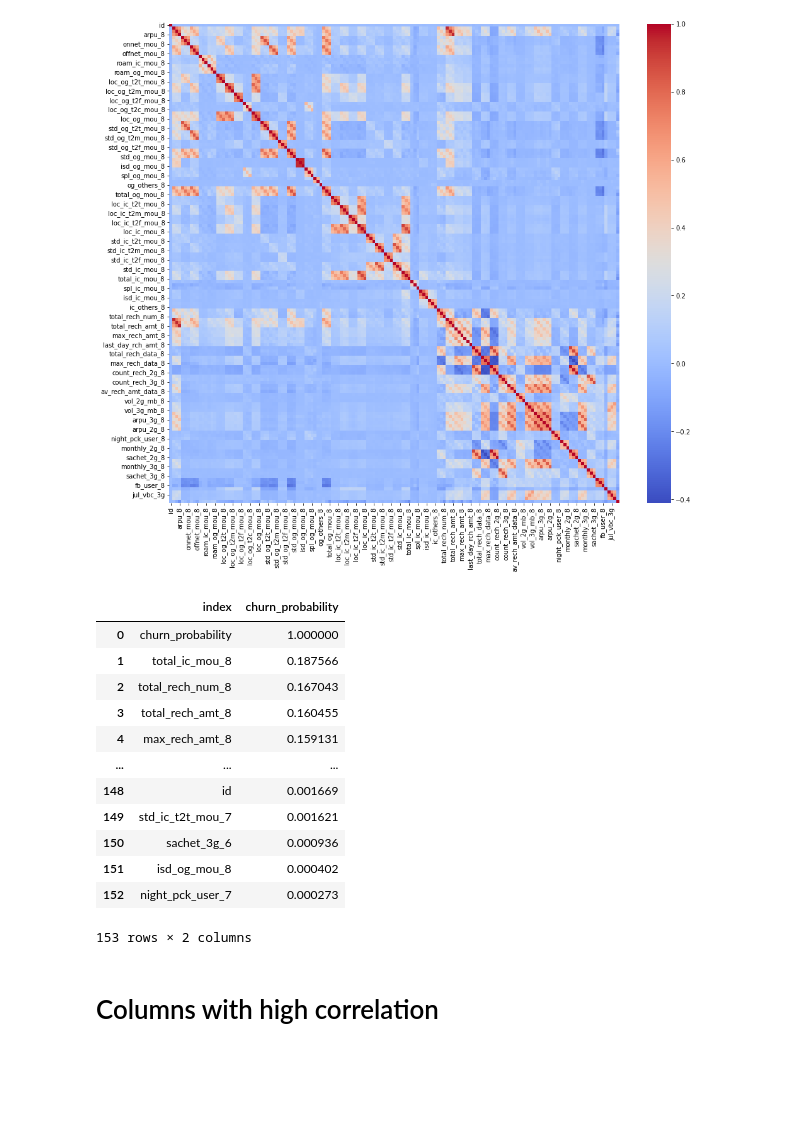
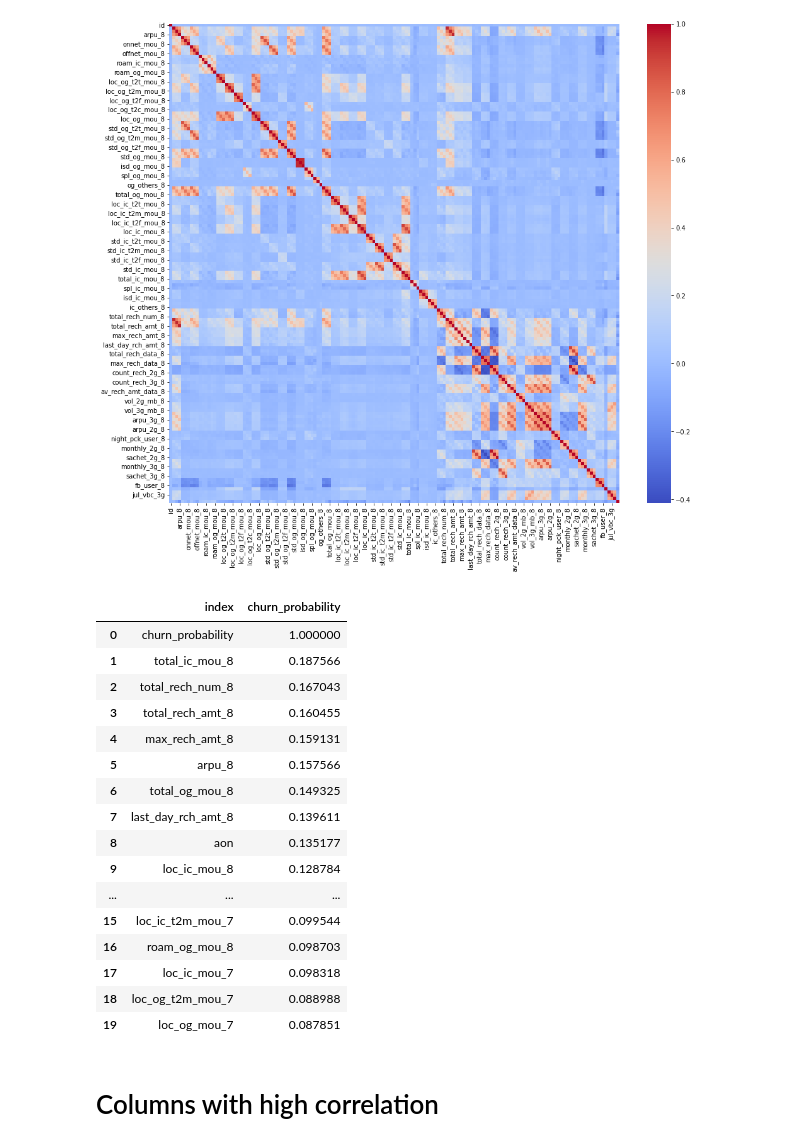
Before and after one commit to nsu1210/Kaggle, a Jupyter notebook: telecom-churn-case-study-hackathon.ipynb, the cells around one changed output. Cells and saved outputs as stored; diff of their text form; code cells hidden in the pictures; blank space fills up the shorter version.

Commit message:
Kaggle Notebook | Telecom Churn Case Study Hackathon | Version 6

```diff
--- a/telecom-churn-case-study-hackathon.ipynb
+++ b/telecom-churn-case-study-hackathon.ipynb
@@ -191,21 +191,25 @@ plt.show()
 # %% [output]
 [figure]
 # %%
-train.drop(one_value_cols, axis = 1).corr()['churn_probability'].abs().sort_values(ascending = False).reset_index()
+train.drop(one_value_cols, axis = 1).corr()['churn_probability'].abs().sort_values(ascending = False).reset_index()[:20]
 # %% [output]
 |  | index | churn_probability |
 | 0 | churn_probability | 1.000000 |
 | 1 | total_ic_mou_8 | 0.187566 |
 | 2 | total_rech_num_8 | 0.167043 |
 | 3 | total_rech_amt_8 | 0.160455 |
 | 4 | max_rech_amt_8 | 0.159131 |
+| 5 | arpu_8 | 0.157566 |
+| 6 | total_og_mou_8 | 0.149325 |
+| 7 | last_day_rch_amt_8 | 0.139611 |
+| 8 | aon | 0.135177 |
+| 9 | loc_ic_mou_8 | 0.128784 |
 | ... | ... | ... |
-| 148 | id | 0.001669 |
-| 149 | std_ic_t2t_mou_7 | 0.001621 |
-| 150 | sachet_3g_6 | 0.000936 |
-| 151 | isd_og_mou_8 | 0.000402 |
-| 152 | night_pck_user_7 | 0.000273 |
+| 15 | loc_ic_t2m_mou_7 | 0.099544 |
+| 16 | roam_og_mou_8 | 0.098703 |
+| 17 | loc_ic_mou_7 | 0.098318 |
+| 18 | loc_og_t2m_mou_7 | 0.088988 |
+| 19 | loc_og_mou_7 | 0.087851 |
-153 rows × 2 columns
 # %% [markdown]
 # Columns with high correlation
 # %%
```
Also changed, not shown: parts of 8 cells of this notebook.
